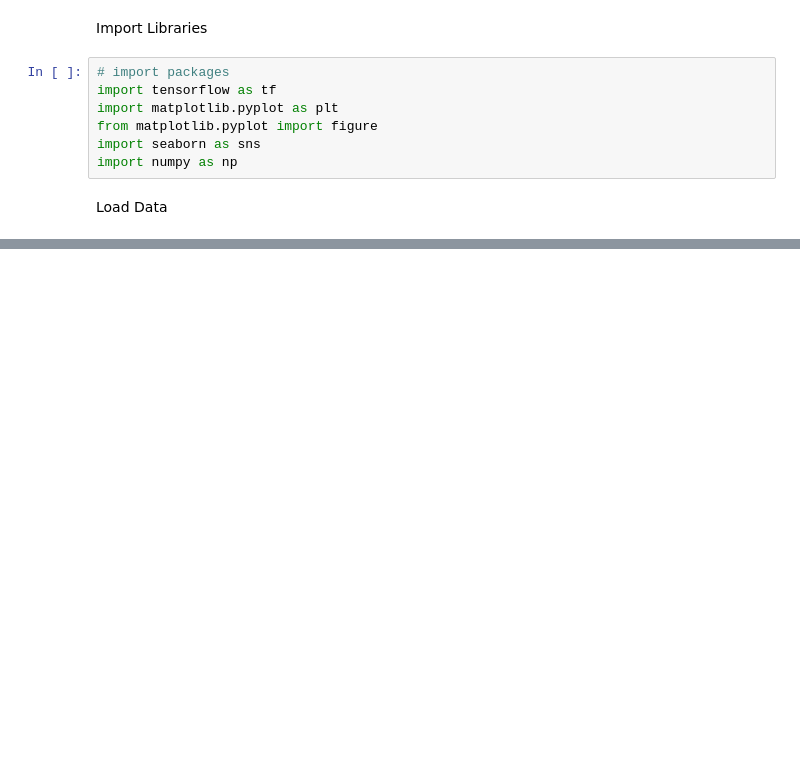
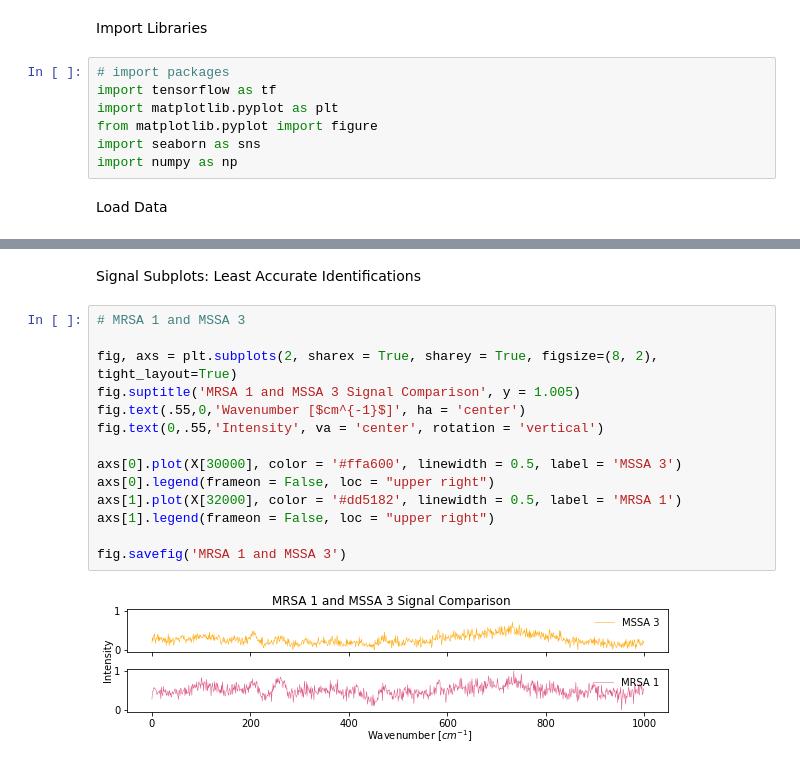
Before and after one commit to FLC-ML/raman-id, a Jupyter notebook: Data_Visualization_Kaitlyn.ipynb, the cells around one changed output, grey strips where cells are left out. Drawn from its saved outputs; the diff is of its cells as text; blank space fills up the shorter version.

```diff
--- a/Data_Visualization_Kaitlyn.ipynb
+++ b/Data_Visualization_Kaitlyn.ipynb
@@ -578,0 +623,18 @@ No handles with labels found to put in legend.
+# %% [markdown]
+Signal Subplots: Least Accurate Identifications
+# %%
+# MRSA 1 and MSSA 3
+
+fig, axs = plt.subplots(2, sharex = True, sharey = True, figsize=(8, 2), tight_layout=True)
+fig.suptitle('MRSA 1 and MSSA 3 Signal Comparison', y = 1.005)
+fig.text(.55,0,'Wavenumber [$cm^{-1}$]', ha = 'center')
+fig.text(0,.55,'Intensity', va = 'center', rotation = 'vertical')
+
+axs[0].plot(X[30000], color = '#ffa600', linewidth = 0.5, label = 'MSSA 3')
+axs[0].legend(frameon = False, loc = "upper right")
+axs[1].plot(X[32000], color = '#dd5182', linewidth = 0.5, label = 'MRSA 1')
+axs[1].legend(frameon = False, loc = "upper right")
+
+fig.savefig('MRSA 1 and MSSA 3')
+# %% [output]
+[figure, added]
```
Also changed, not shown: parts of 12 cells of this notebook.
